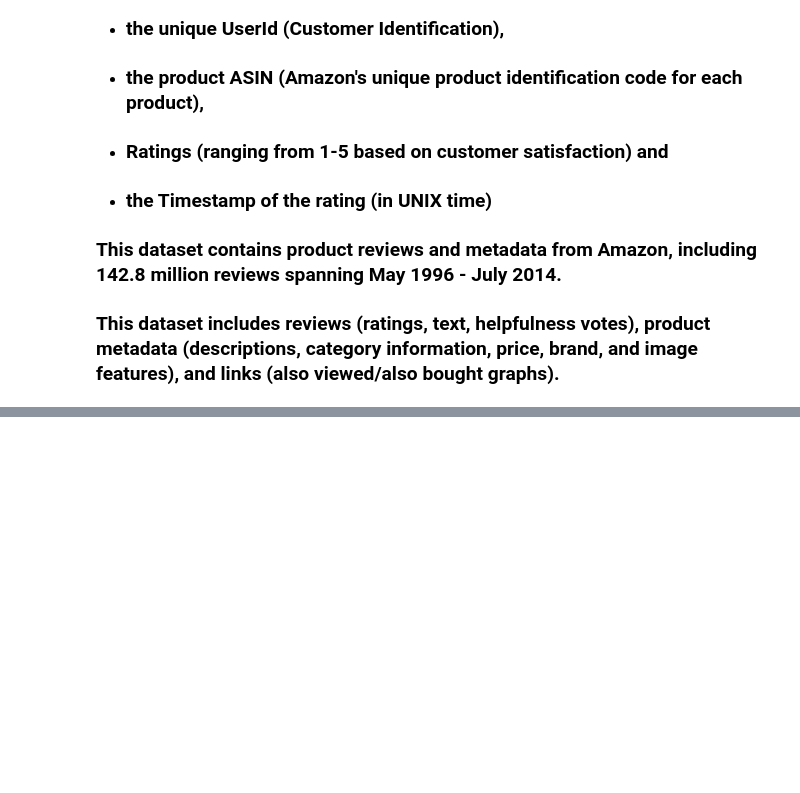
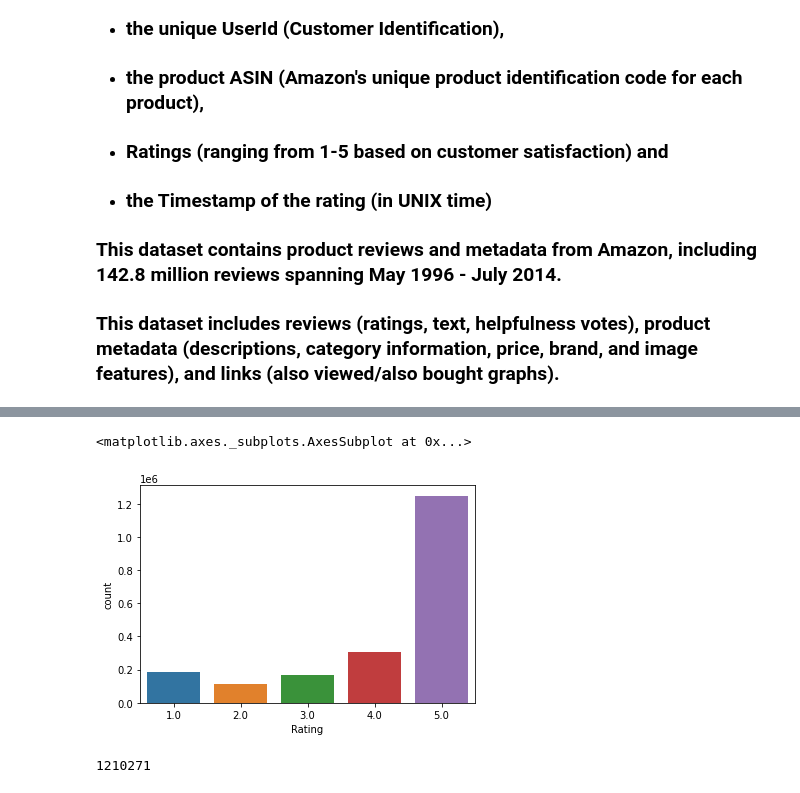
Before and after one commit to SajalSinha/ProductRecommendationEngine, a Jupyter notebook: Product_Recommendation_Engine_Capstone_Project.ipynb, the cells around one changed output, grey strips where cells are left out. Cells and saved outputs as stored; diff of their text form; code cells hidden in the pictures; blank space fills up the shorter version.

```diff
--- a/Product_Recommendation_Engine_Capstone_Project.ipynb
+++ b/Product_Recommendation_Engine_Capstone_Project.ipynb
@@ -24,0 +35,2 @@
+# %%
+df = pd.read_csv('/content/drive/MyDrive/Capstone Project 4/ratings_Beauty.csv')
@@ -24,0 +90,9 @@
+# %%
+sns.countplot(df['Rating']) #total count of ratings.
+# %% [output]
+<matplotlib.axes._subplots.AxesSubplot at 0x...>
+[figure, added]
+# %%
+len(df['UserId'].unique())
+# %% [output]
+1210271
```
Also changed, not shown: parts of 62 cells of this notebook.
